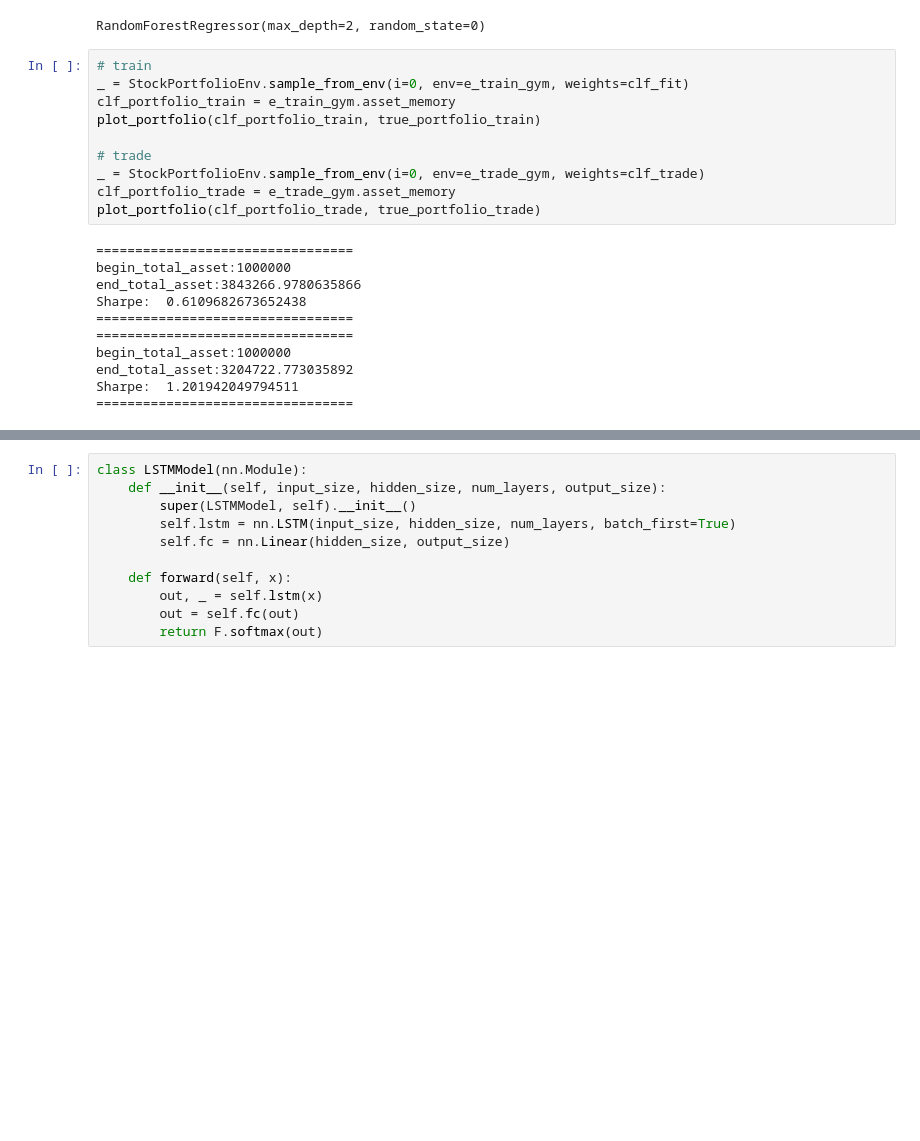
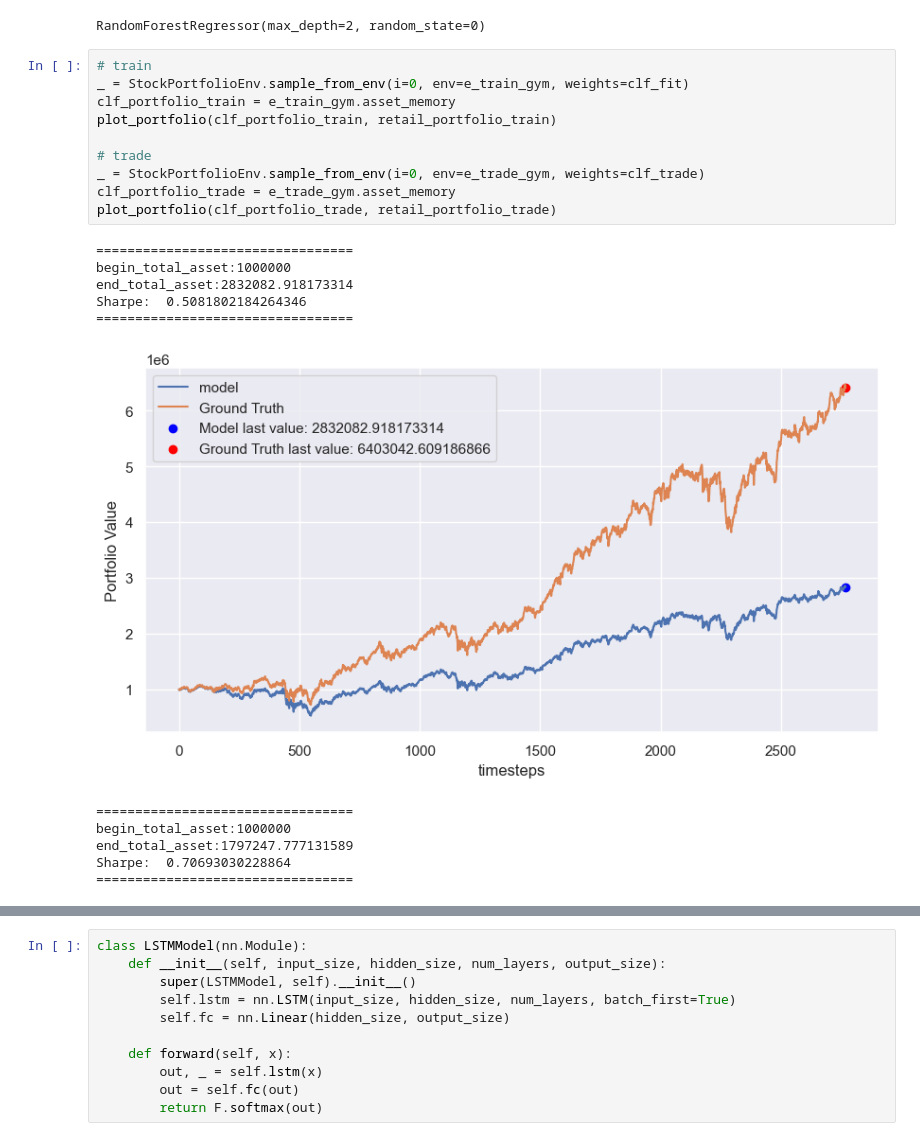
Before and after one commit to AI4Finance-Foundation/FinRL_Imitation_Learning, a Jupyter notebook: Imitation_Sandbox.ipynb, the cells around one changed output, grey strips where cells are left out. Cells and saved outputs as stored; diff of their text form; blank space fills up the shorter version.

```diff
--- a/Imitation_Sandbox.ipynb
+++ b/Imitation_Sandbox.ipynb
@@ -346,21 +362,22 @@ RandomForestRegressor(max_depth=2, random_state=0)
 # %%
 # train
 _ = StockPortfolioEnv.sample_from_env(i=0, env=e_train_gym, weights=clf_fit)
 clf_portfolio_train = e_train_gym.asset_memory
-plot_portfolio(clf_portfolio_train, true_portfolio_train)
+plot_portfolio(clf_portfolio_train, retail_portfolio_train)
 
 # trade
 _ = StockPortfolioEnv.sample_from_env(i=0, env=e_trade_gym, weights=clf_trade)
 clf_portfolio_trade = e_trade_gym.asset_memory
-plot_portfolio(clf_portfolio_trade, true_portfolio_trade)
+plot_portfolio(clf_portfolio_trade, retail_portfolio_trade)
 # %% [output]
 =================================
 begin_total_asset:1000000
-end_total_asset:3843266.9780635866
-Sharpe:  0.6109682673652438
+end_total_asset:2832082.918173314
+Sharpe:  0.5081802184264346
 =================================
-=================================
-begin_total_asset:1000000
-end_total_asset:3204722.773035892
-Sharpe:  1.201942049794511
-=================================
+[figure, added]
+=================================
+begin_total_asset:1000000
+end_total_asset:1797247.777131589
+Sharpe:  0.70693030228864
+=================================
```
Also changed, not shown: parts of 67 cells of this notebook, 15 other files.
